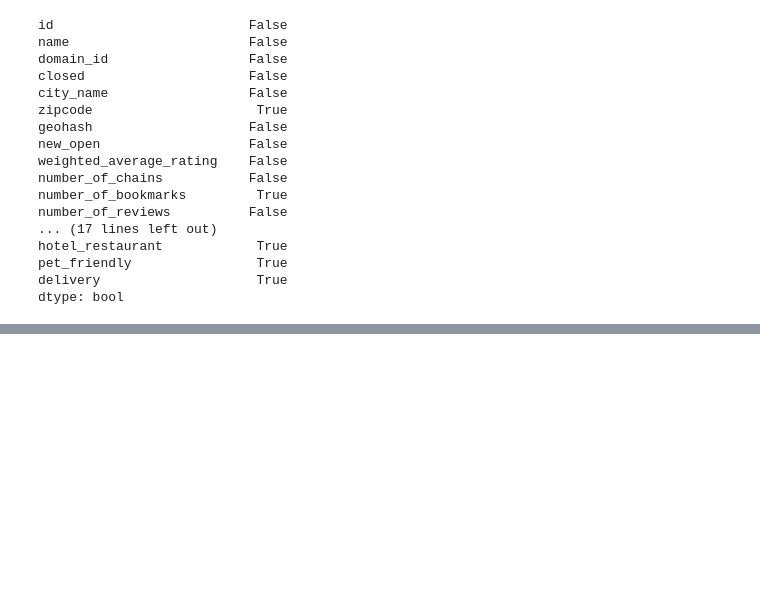
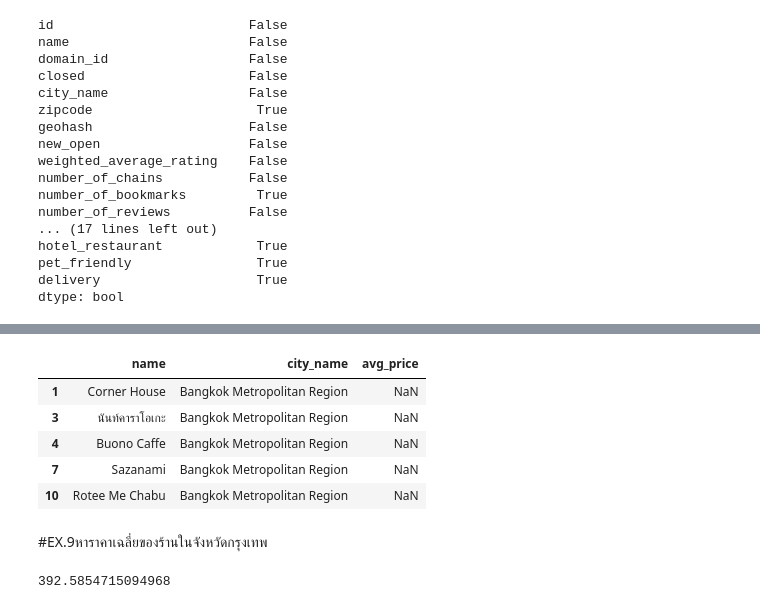
Before and after one commit to RYOMAKUNG/KKU_data_mining, a Jupyter notebook: Pandas_101.ipynb, the cells around one changed output, grey strips where cells are left out. Cells and saved outputs as stored; diff of their text form; code cells hidden in the pictures; blank space fills up the shorter version.

```diff
--- a/Pandas_101.ipynb
+++ b/Pandas_101.ipynb
@@ -230,0 +250,3 @@ dtype: bool
+# %%
+selected_list = new_table['city_name']=='Bangkok Metropolitan Region'
+selected_list
@@ -230,0 +266,15 @@ dtype: bool
+# %%
+new_table[selected_list].head()
+# %% [output]
+|  | name | city_name | avg_price |
+| 1 | Corner House | Bangkok Metropolitan Region | NaN |
+| 3 | นันท์คาราโอเกะ | Bangkok Metropolitan Region | NaN |
+| 4 | Buono Caffe | Bangkok Metropolitan Region | NaN |
+| 7 | Sazanami | Bangkok Metropolitan Region | NaN |
+| 10 | Rotee Me Chabu | Bangkok Metropolitan Region | NaN |
+# %% [markdown]
+#EX.9หาราคาเฉลี่ยของร้านในจังหวัดกรุงเทพ
+# %%
+new_table[new_table['city_name']=='Bangkok Metropolitan Region'].dropna()['avg_price'].mean()
+# %% [output]
+392.5854715094968
```
Also changed, not shown: parts of 26 cells of this notebook.
